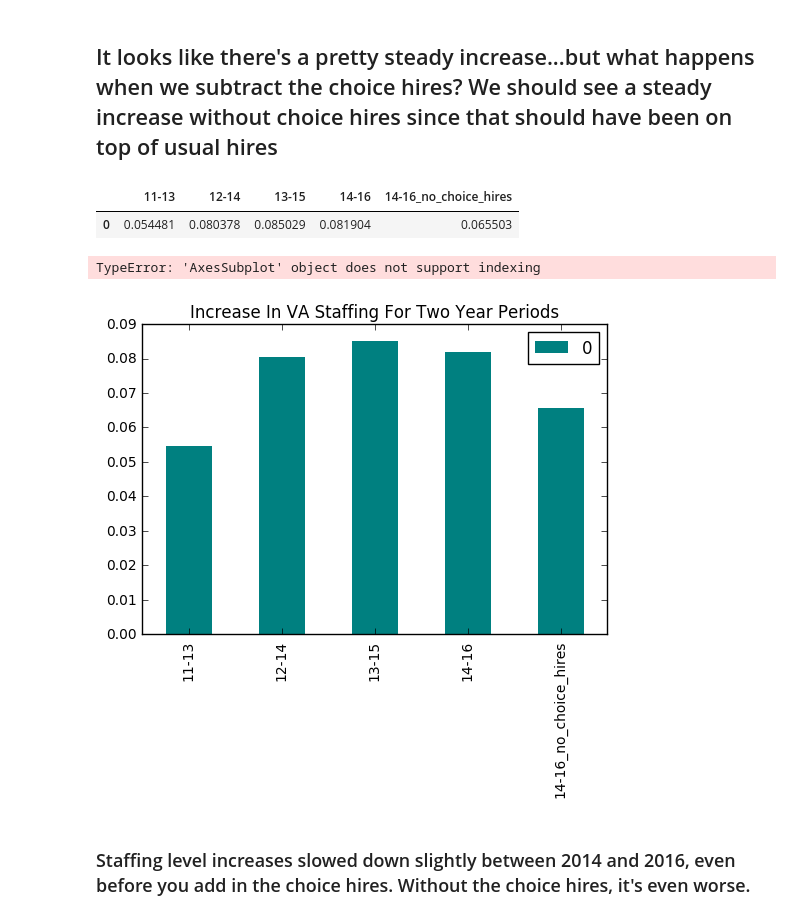
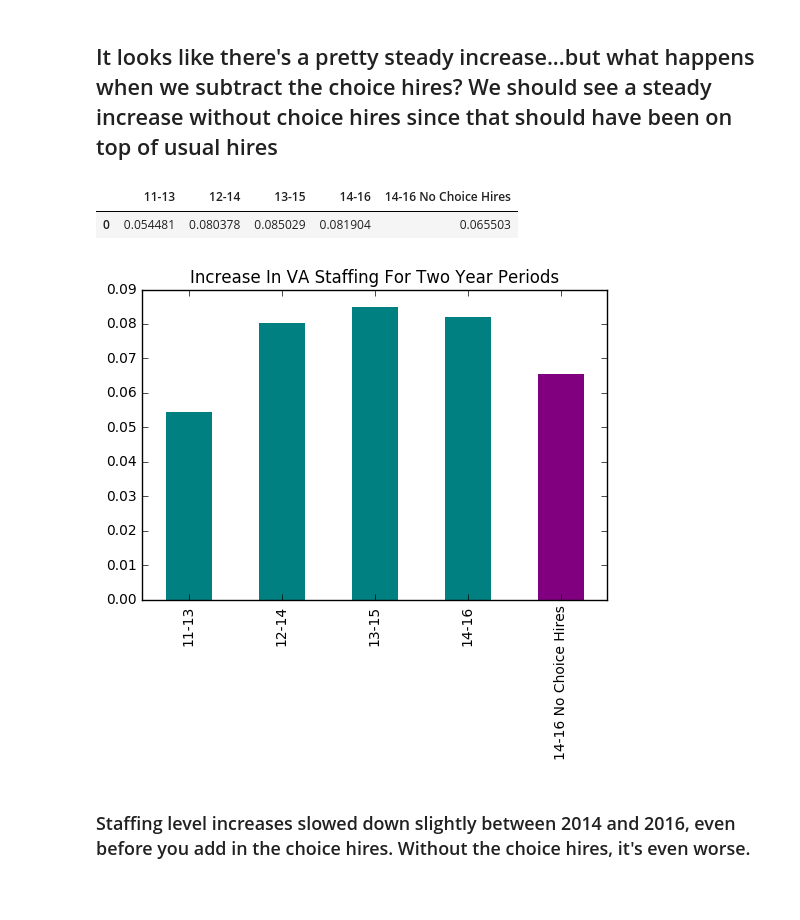
Before and after one commit to isabella232/va-data-analysis, a Jupyter notebook: Narrative/Staff.ipynb, the cells around one changed output. Cells and saved outputs as stored; diff of their text form; code cells hidden in the pictures; blank space fills up the shorter version.

Commit message:
Adjusted colors for bar graph

```diff
--- a/Narrative/Staff.ipynb
+++ b/Narrative/Staff.ipynb
@@ -34,21 +34,19 @@ increase_dict["11-13"] = (df["MAY-FY13"] - df["MAY-FY11"])/df["MAY-FY11"]
 increase_dict["12-14"] = (df["MAY-FY14"] - df["MAY-FY12"])/df["MAY-FY12"]
 increase_dict["13-15"] = (df["MAY-FY15"] - df["MAY-FY13"])/df["MAY-FY13"]
 increase_dict["14-16"] = (df["MAY-FY16"] - df["MAY-FY14"])/df["MAY-FY14"]
-increase_dict["14-16_no_choice_hires"] = (df["MAY-FY16"] - df["MAY-FY14"] - choice_hires["NbrEmps"].sum())/df["MAY-FY14"]
+increase_dict["14-16 No Choice Hires"] = (df["MAY-FY16"] - df["MAY-FY14"] - choice_hires["NbrEmps"].sum())/df["MAY-FY14"]
 
 increase = pd.DataFrame.from_dict(increase_dict)
 increase
 # %% [output]
-|  | 11-13 | 12-14 | 13-15 | 14-16 | 14-16_no_choice_hires |
+|  | 11-13 | 12-14 | 13-15 | 14-16 | 14-16 No Choice Hires |
 | 0 | 0.054481 | 0.080378 | 0.085029 | 0.081904 | 0.065503 |
 # %%
-ax = increase.transpose().plot(kind="bar",color = "teal", edgecolor="none")
+ax = increase.transpose().plot(kind="bar",color = ["teal","teal","teal","teal","purple"], edgecolor="none")
 ax.set_title("Increase In VA Staffing For Two Year Periods")
-ax[0].set_color('r')
-#ax.grid(True)
+ax.legend_.remove()
 # %% [output]
-TypeError: 'AxesSubplot' object does not support indexing
-[figure, old version]
+[figure, new version]
 # %% [markdown]
 ### Staffing level increases slowed down slightly between 2014 and 2016, even before you add in the choice hires. Without the choice hires, it's even worse.
 # %% [markdown]
```
Also changed, not shown: parts of 1 cell of this notebook.
